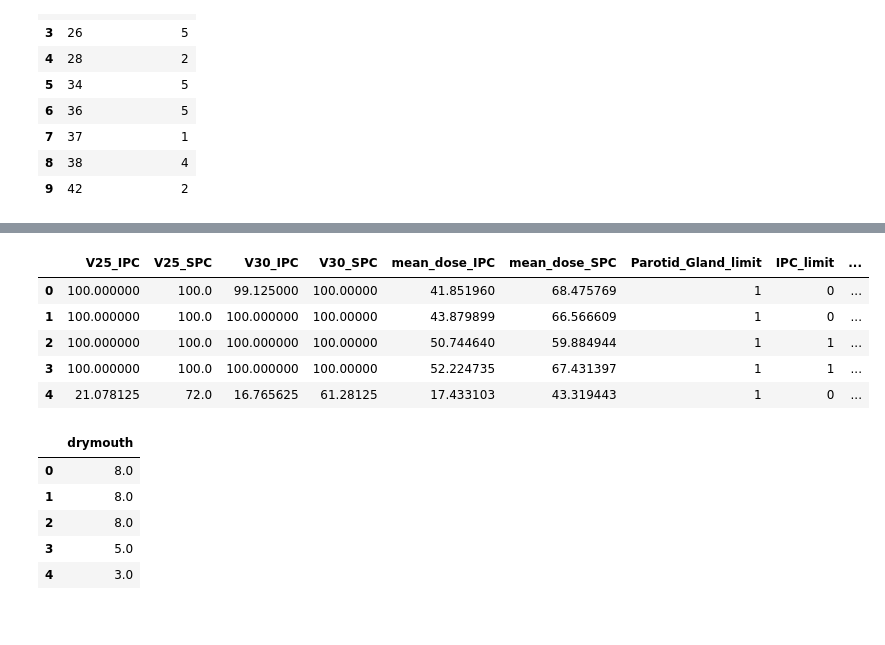
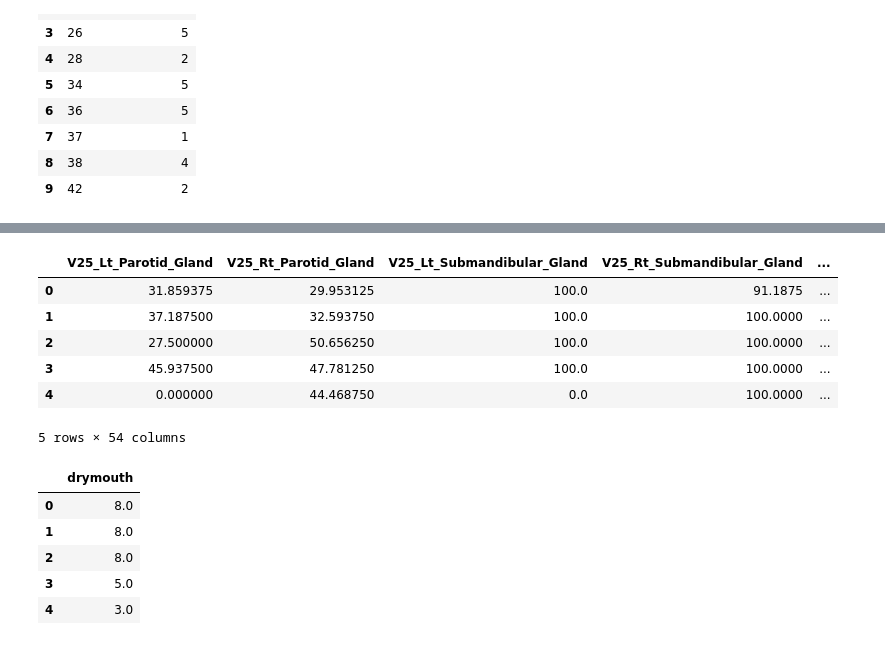
Before and after one commit to ScheWann/QubbedDataAnalysis, a Jupyter notebook: python/3.Clustering_Tutorial_20260421.ipynb, the cells around one changed output, grey strips where cells are left out. Cells and saved outputs as stored; diff of their text form; code cells hidden in the pictures.

```diff
--- a/python/3.Clustering_Tutorial_20260421.ipynb
+++ b/python/3.Clustering_Tutorial_20260421.ipynb
@@ -318,19 +442,26 @@ lrt_results
 # %%
 #this processes the data into inputs in terms of dose featuers and outcomes
 temp_x, temp_y = get_rule_inference_data(clusters,
-                                         ['IPC','SPC'], #organs for inputs to consider
+                                         [
+                                            'Lt_Parotid_Gland',
+                                            'Rt_Parotid_Gland',
+                                            'Lt_Submandibular_Gland',
+                                            'Rt_Submandibular_Gland',
+                                            'Hard_Palate'
+                                         ], #organs for inputs to consider
                                          ['drymouth'], #outcomes to consider
-                                         ['V25','V30','mean_dose'],
+                                         ['V25', 'V30', 'V35', 'V40', 'V45', 'V50', 'V55', 'V60', 'mean_dose'],
                                          [13,33],
                                          include_limits=True)
 temp_x.head()
 # %% [output]
-|  | V25_IPC | V25_SPC | V30_IPC | V30_SPC | mean_dose_IPC | mean_dose_SPC | Parotid_Gland_limit | IPC_limit | ... |
-| 0 | 100.000000 | 100.0 | 99.125000 | 100.00000 | 41.851960 | 68.475769 | 1 | 0 | ... |
-| 1 | 100.000000 | 100.0 | 100.000000 | 100.00000 | 43.879899 | 66.566609 | 1 | 0 | ... |
-| 2 | 100.000000 | 100.0 | 100.000000 | 100.00000 | 50.744640 | 59.884944 | 1 | 1 | ... |
-| 3 | 100.000000 | 100.0 | 100.000000 | 100.00000 | 52.224735 | 67.431397 | 1 | 1 | ... |
-| 4 | 21.078125 | 72.0 | 16.765625 | 61.28125 | 17.433103 | 43.319443 | 1 | 0 | ... |
+|  | V25_Lt_Parotid_Gland | V25_Rt_Parotid_Gland | V25_Lt_Submandibular_Gland | V25_Rt_Submandibular_Gland | ... |
+| 0 | 31.859375 | 29.953125 | 100.0 | 91.1875 | ... |
+| 1 | 37.187500 | 32.593750 | 100.0 | 100.0000 | ... |
+| 2 | 27.500000 | 50.656250 | 100.0 | 100.0000 | ... |
+| 3 | 45.937500 | 47.781250 | 100.0 | 100.0000 | ... |
+| 4 | 0.000000 | 44.468750 | 0.0 | 100.0000 | ... |
+5 rows × 54 columns
 # %%
 temp_y.head()
 # %% [output]
```
Also changed, not shown: parts of 15 cells of this notebook, 2 other files.
